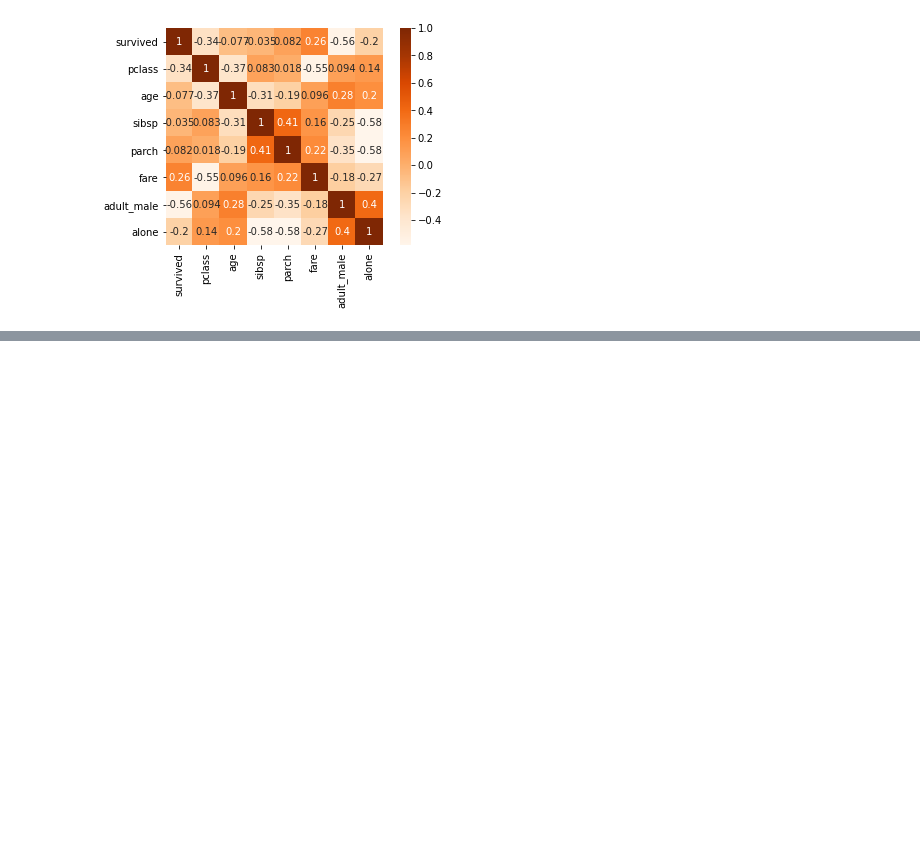
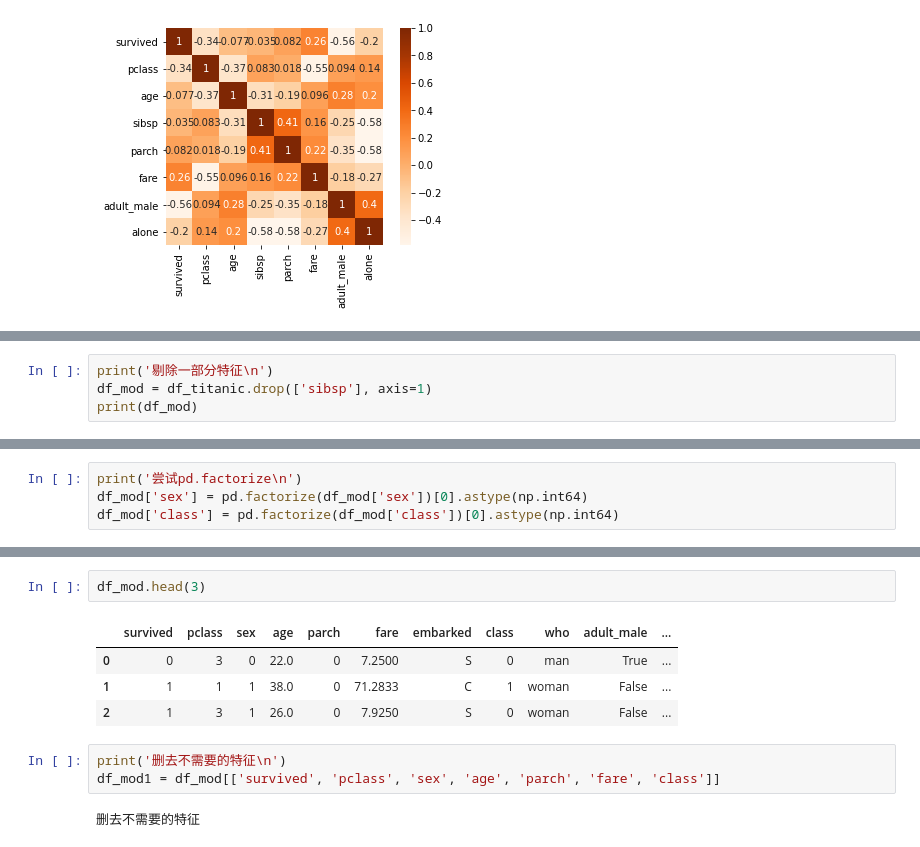
Before and after one commit to JEBYFLIS/Make_a_good_try, a Jupyter notebook: data_clean_read_write.ipynb, the cells around one changed output, grey strips where cells are left out. Cells and saved outputs as stored; diff of their text form; blank space fills up the shorter version.

```diff
--- a/data_clean_read_write.ipynb
+++ b/data_clean_read_write.ipynb
@@ -66,0 +77,4 @@ plt.show()
+# %%
+print('剔除一部分特征\n')
+df_mod = df_titanic.drop(['sibsp'], axis=1)
+print(df_mod)
@@ -66,0 +124,4 @@ plt.show()
+# %%
+print('尝试pd.factorize\n')
+df_mod['sex'] = pd.factorize(df_mod['sex'])[0].astype(np.int64)
+df_mod['class'] = pd.factorize(df_mod['class'])[0].astype(np.int64)
@@ -66,0 +148,12 @@ plt.show()
+# %%
+df_mod.head(3)
+# %% [output]
+|  | survived | pclass | sex | age | parch | fare | embarked | class | who | adult_male | ... |
+| 0 | 0 | 3 | 0 | 22.0 | 0 | 7.2500 | S | 0 | man | True | ... |
+| 1 | 1 | 1 | 1 | 38.0 | 0 | 71.2833 | C | 1 | woman | False | ... |
+| 2 | 1 | 3 | 1 | 26.0 | 0 | 7.9250 | S | 0 | woman | False | ... |
+# %%
+print('删去不需要的特征\n')
+df_mod1 = df_mod[['survived', 'pclass', 'sex', 'age', 'parch', 'fare', 'class']]
+# %% [output]
+删去不需要的特征
```
Also changed, not shown: parts of 15 cells of this notebook, 1 other file.
